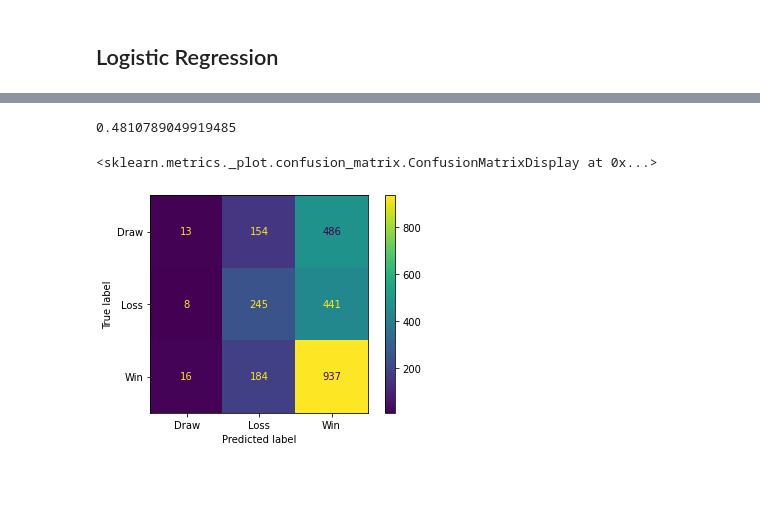
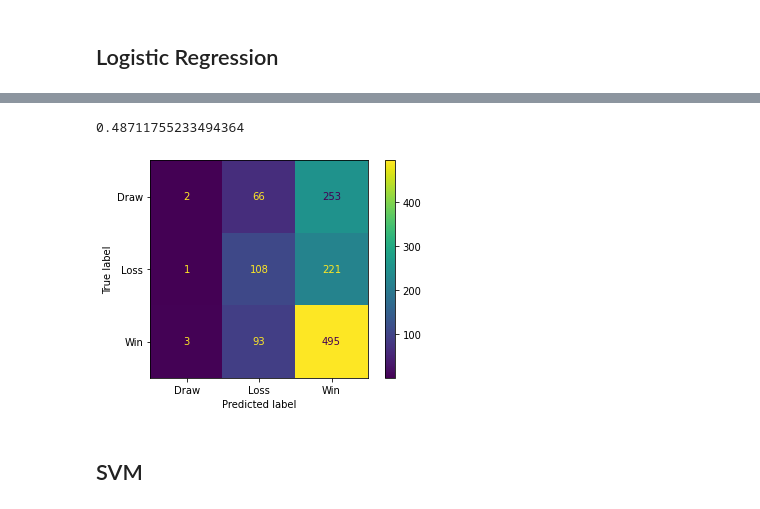
Before and after one commit to PascalLiPooKim/Football-prediction-model-project, a Jupyter notebook: footballPredictionModel.ipynb, the cells around one changed output, grey strips where cells are left out. Drawn from its saved outputs; the diff is of its cells as text; code cells hidden in the pictures; blank space fills up the shorter version.

```diff
--- a/footballPredictionModel.ipynb
+++ b/footballPredictionModel.ipynb
@@ -530,7 +530,7 @@ from sklearn.preprocessing import OneHotEncoder
 from sklearn.model_selection import train_test_split
 
 ct = make_column_transformer(
-    (OneHotEncoder(), ['Home_Team', 'Away_Team'])
+    (OneHotEncoder(), ['Home_Team', 'Away_Team', 'Round'])
 )
 
 # ct_y = make_column_transformer(
@@ -540,7 +540,7 @@ ct = make_column_transformer(
 X = pl_df.drop('Home_Team_Outcome', axis = 1)
 y = np.array(pl_df['Home_Team_Outcome'])
 
-X_train, X_test, y_train, y_test = train_test_split(X, y, test_size=0.2, random_state=42)
+X_train, X_test, y_train, y_test = train_test_split(X, y, test_size=0.1, random_state=42)
 
 ct_X.fit(X_train)
 
@@ -566,15 +646,13 @@ X_train.shape
 # %%
-from sklearn.linear_model import LogisticRegression
-from sklearn.metrics import confusion_matrix, ConfusionMatrixDisplay, accuracy_score
-
-clf = LogisticRegression(random_state=0, multi_class= 'multinomial').fit(X_train, y_train)
+clf = LogisticRegression(C=0.1, solver='newton-cg')
+clf.fit(X_train, y_train)
 preds = clf.predict(X_test)
-print(accuracy_score(y_test, preds))
-
 cm = confusion_matrix(y_test, preds, labels=clf.classes_)
 disp = ConfusionMatrixDisplay(confusion_matrix=cm,display_labels=y_encoder.classes_)
 disp.plot()
+accuracy_score(y_test, preds)
 # %% [output]
-0.4810789049919485
+0.48711755233494364
-<sklearn.metrics._plot.confusion_matrix.ConfusionMatrixDisplay at 0x...>
-[figure, old version]
+[figure, new version]
+# %% [markdown]
+## SVM
```
Also changed, not shown: parts of 2 cells of this notebook.
